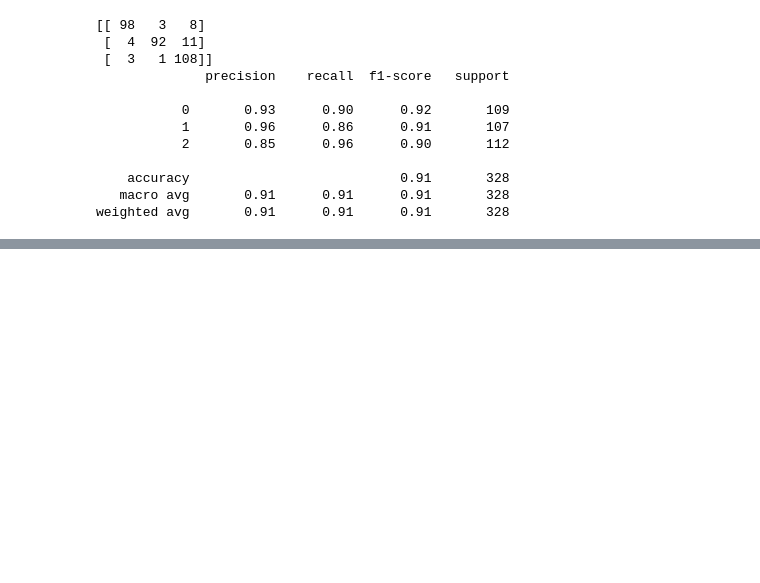
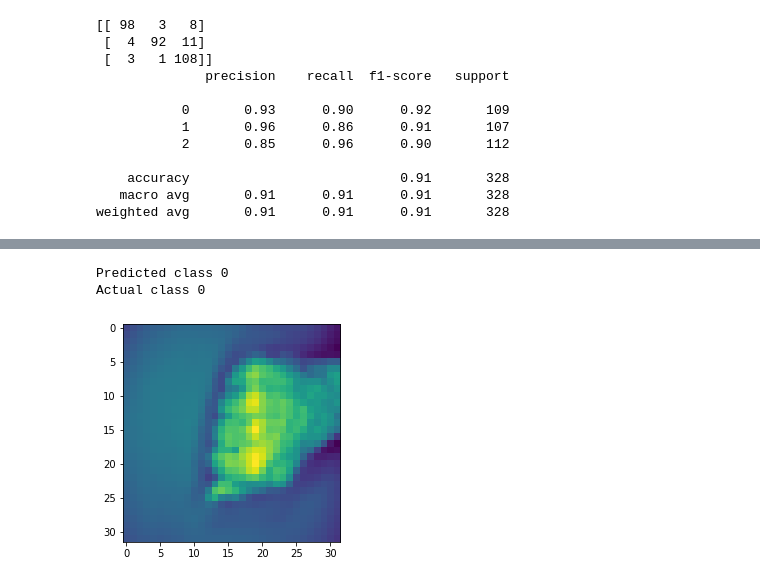
Before and after one commit to YiteWang/STAT542Group10, a Jupyter notebook: MidtermSVM.ipynb, the cells around one changed output, grey strips where cells are left out. Saved outputs shown, nothing was run; the diff lists cells and outputs as text; code cells hidden in the pictures; blank space fills up the shorter version.

```diff
--- a/MidtermSVM.ipynb
+++ b/MidtermSVM.ipynb
@@ -356,0 +764,8 @@ weighted avg       0.91      0.91      0.91       328
+# %%
+plt.imshow(np.reshape(np.array(x_val.T[6]), (32, 32)))
+print("Predicted class",y_pred_val[6])
+print("Actual class",y_val[6])
+# %% [output]
+Predicted class 0
+Actual class 0
+[figure, added]
```
Also changed, not shown: parts of 40 cells of this notebook.
